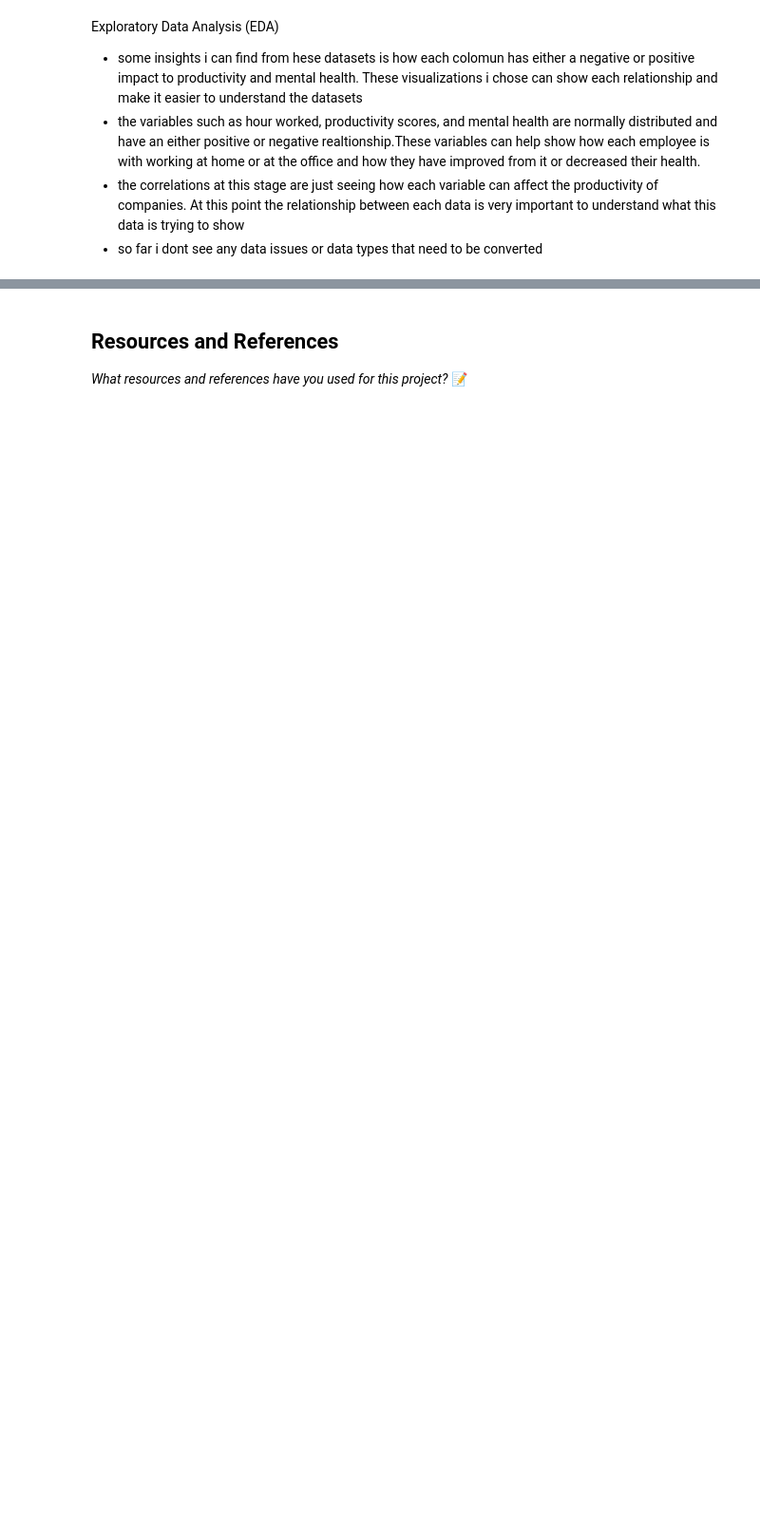
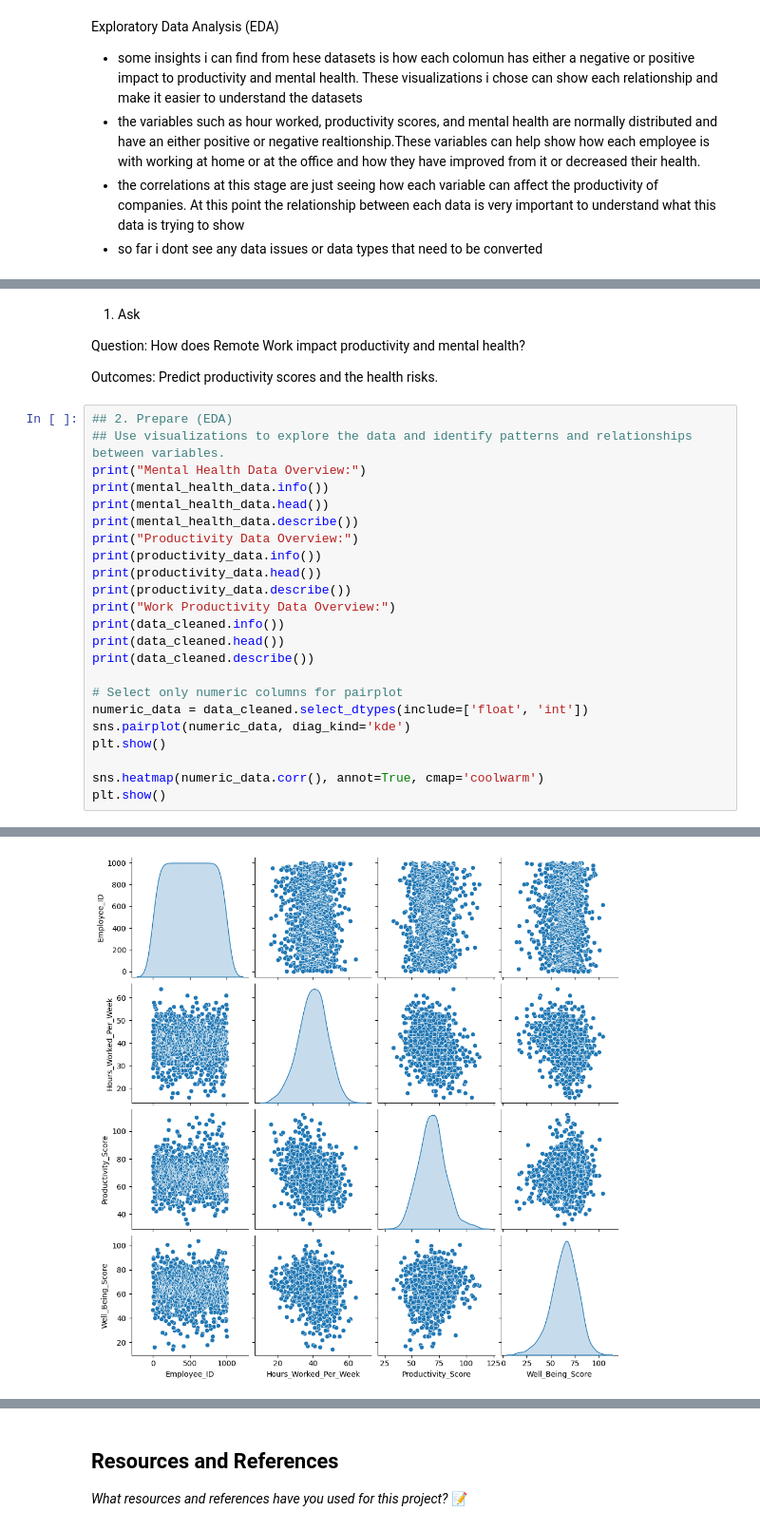
Before and after one commit to IT4063C-Fall24/final-project-simdod, a Jupyter notebook: source.ipynb, the cells around one changed output, grey strips where cells are left out. Shown at 95% size. Saved outputs shown, nothing was run; the diff lists cells and outputs as text; blank space fills up the shorter version.

```diff
--- a/source.ipynb
+++ b/source.ipynb
@@ -199,0 +226,30 @@ We haven't actually worked on the machine learning module yet, that isn't until
+# %% [markdown]
+1. Ask
+
+Question: How does Remote Work impact productivity and mental health?
+
+Outcomes: Predict productivity scores and the health risks.
+# %%
+## 2. Prepare (EDA)
+## Use visualizations to explore the data and identify patterns and relationships between variables.
+print("Mental Health Data Overview:")
+print(mental_health_data.info())
+print(mental_health_data.head())
+print(mental_health_data.describe())
+print("Productivity Data Overview:")
+print(productivity_data.info())
+print(productivity_data.head())
+print(productivity_data.describe())
+print("Work Productivity Data Overview:")
+print(data_cleaned.info())
+print(data_cleaned.head())
+print(data_cleaned.describe())
+
+# Select only numeric columns for pairplot
+numeric_data = data_cleaned.select_dtypes(include=['float', 'int'])
+sns.pairplot(numeric_data, diag_kind='kde')
+plt.show()
+
+sns.heatmap(numeric_data.corr(), annot=True, cmap='coolwarm')
+plt.show()
+# %% [output]
@@ -199,0 +273 @@ We haven't actually worked on the machine learning module yet, that isn't until
+[figure, added]
```
Also changed, not shown: parts of 12 cells of this notebook, 1 other file.
